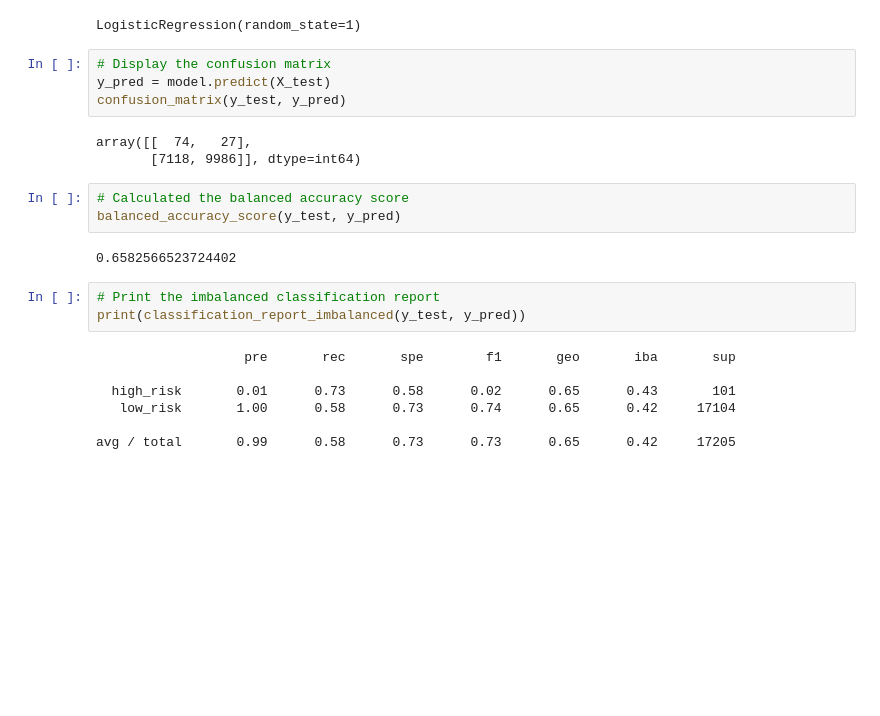
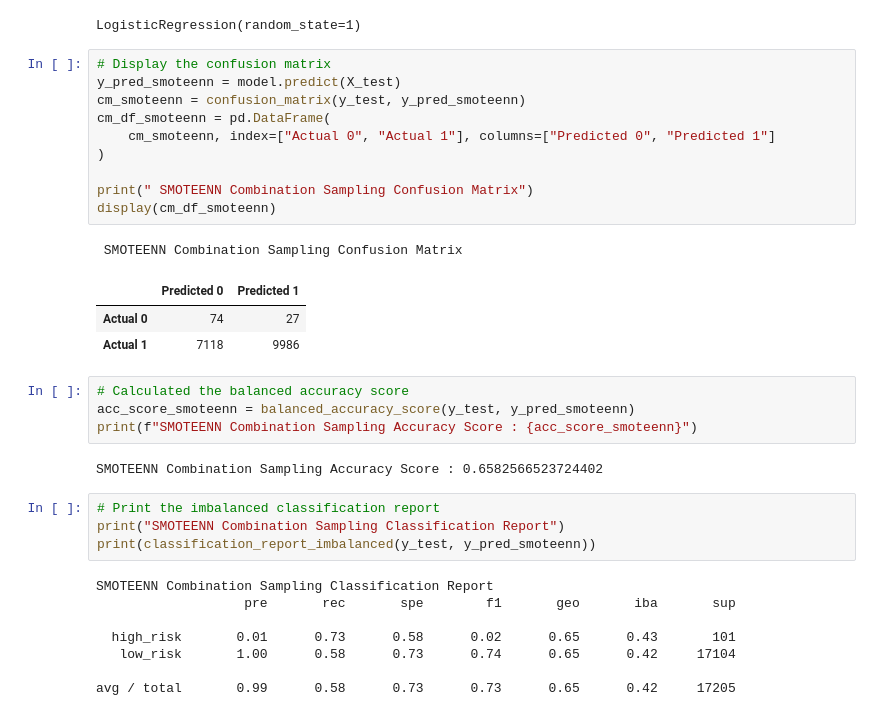
Before and after one commit to nsmeltz/Credit_Risk_Analysis, a Jupyter notebook: credit_risk_resampling.ipynb, the cells around one changed output. Cells and saved outputs as stored; diff of their text form; blank space fills up the shorter version.

```diff
--- a/credit_risk_resampling.ipynb
+++ b/credit_risk_resampling.ipynb
@@ -335,22 +373,33 @@ model = LogisticRegression(solver='lbfgs', random_state=1)
 model.fit(X_resampled, y_resampled)
 # %% [output]
 LogisticRegression(random_state=1)
-# %%
-# Display the confusion matrix
-y_pred = model.predict(X_test)
-confusion_matrix(y_test, y_pred)
-# %% [output]
-array([[  74,   27],
-       [7118, 9986]], dtype=int64)
+# %%
+# Display the confusion matrix
+y_pred_smoteenn = model.predict(X_test)
+cm_smoteenn = confusion_matrix(y_test, y_pred_smoteenn)
+cm_df_smoteenn = pd.DataFrame(
+    cm_smoteenn, index=["Actual 0", "Actual 1"], columns=["Predicted 0", "Predicted 1"]
+)
+
+print(" SMOTEENN Combination Sampling Confusion Matrix")
+display(cm_df_smoteenn)
+# %% [output]
+ SMOTEENN Combination Sampling Confusion Matrix
+|  | Predicted 0 | Predicted 1 |
+| Actual 0 | 74 | 27 |
+| Actual 1 | 7118 | 9986 |
 # %%
 # Calculated the balanced accuracy score
-balanced_accuracy_score(y_test, y_pred)
+acc_score_smoteenn = balanced_accuracy_score(y_test, y_pred_smoteenn)
+print(f"SMOTEENN Combination Sampling Accuracy Score : {acc_score_smoteenn}")
 # %% [output]
-0.6582566523724402
+SMOTEENN Combination Sampling Accuracy Score : 0.6582566523724402
 # %%
 # Print the imbalanced classification report
-print(classification_report_imbalanced(y_test, y_pred))
+print("SMOTEENN Combination Sampling Classification Report")
+print(classification_report_imbalanced(y_test, y_pred_smoteenn))
 # %% [output]
+SMOTEENN Combination Sampling Classification Report
                    pre       rec       spe        f1       geo       iba       sup
 
   high_risk       0.01      0.73      0.58      0.02      0.65      0.43       101
```
Also changed, not shown: parts of 12 cells of this notebook.
